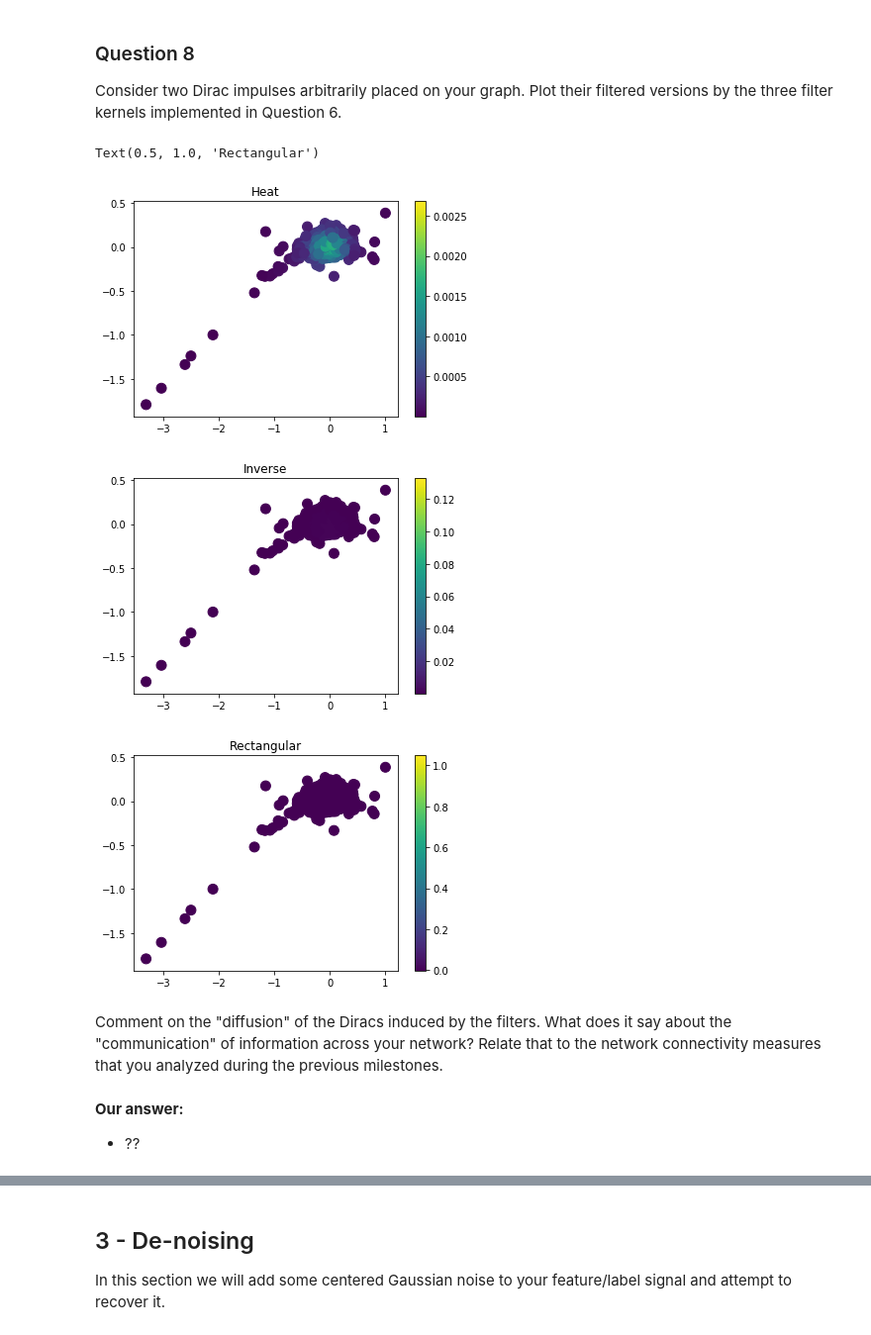
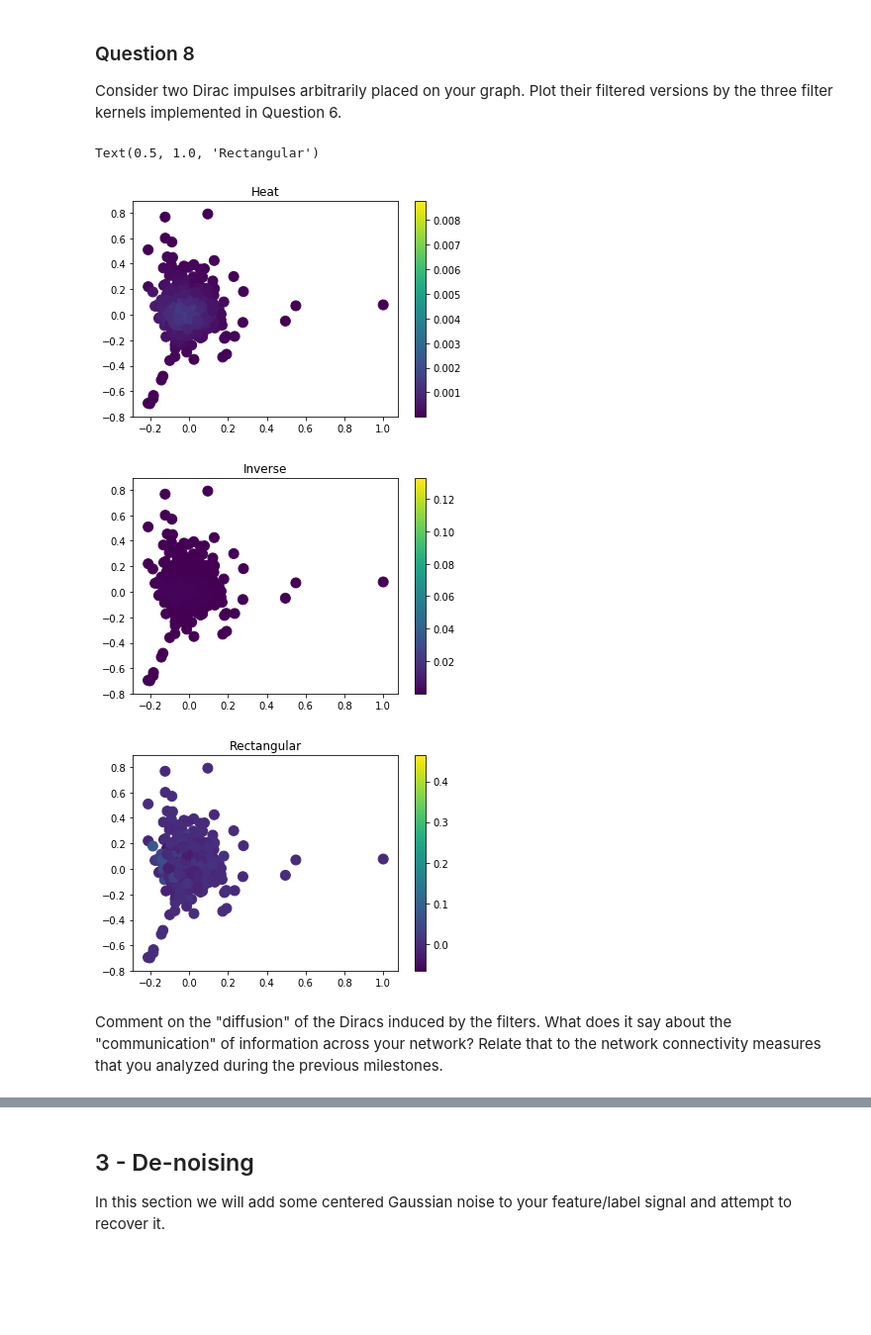
Before and after one commit to senakicir/ntds_project, a Jupyter notebook: 4_graph_signal_processing.ipynb, the cells around one changed output, grey strips where cells are left out. Shown at 99% size. Cells and saved outputs as stored; diff of their text form; code cells hidden in the pictures; blank space fills up the shorter version.

```diff
--- a/4_graph_signal_processing.ipynb
+++ b/4_graph_signal_processing.ipynb
@@ -86,7 +86,8 @@ Import those objects in the cell below (or recompute the Laplacian and Gradient
 
 _Note_: If your features/labels are not floating-point numbers, please convert them. For example, if your data has labels "cat" and "dog" for nodes that represent cats or dogs, respectively, you may assign the number `1.0` for the label "cat" and the number `-1.0` for the label "dog".
 # %%
-adjacency =  np.load('feat_mfcc_chroma.npy')# the adjacency matrix
+#adjacency =  np.load('feat_mfcc_chroma.npy')# the adjacency matrix
+adjacency =  np.load('features_onlyMFCCCorrelation.npy')# the adjacency matrix
 n_nodes = adjacency.shape[0]
 n_edges =  np.count_nonzero(adjacency)//2# the number of edges in the network
 
@@ -312,30 +313,30 @@ Consider two Dirac impulses arbitrarily placed on your graph. Plot their filtere
 # %%
 # Your code here.
 #Arbitrarily placed 2 dirac impulses
+t_heat = 5
+t_inv = 7
+l_min = 0.3
+l_max = 1
 diracs = np.zeros([n_nodes,])
 dirac_pos = [20, 1000]
 diracs[dirac_pos] = 1
 
 #filtered signal results
 filtered_s_heat = graph_filter(diracs, heat_kernel, t=t_heat)
-filtered_s_inv = graph_filter(diracs, inverse_kernel, t=t_heat)
+filtered_s_inv = graph_filter(diracs, inverse_kernel, t=t_inv)
 filtered_s_rect = graph_filter(diracs, rectangle_kernel, l_min = l_min, l_max = l_max)
 
 #plotting
 graph.plot_signal(filtered_s_heat)
 plt.title("Heat")
 graph.plot_signal(filtered_s_inv)
 plt.title("Inverse")
 graph.plot_signal(filtered_s_rect)
 plt.title("Rectangular")
 # %% [output]
 Text(0.5, 1.0, 'Rectangular')
-[figure, old version]
+[figure, new version]
-[figure, old version]
+[figure, new version]
-[figure, old version]
+[figure, new version]
 # %% [markdown]
 Comment on the "diffusion" of the Diracs induced by the filters. What does it say about the "communication" of information across your network? Relate that to the network connectivity measures that you analyzed during the previous milestones.
-# %% [markdown]
-**Our answer:**
-
-* ??
```
Also changed, not shown: parts of 18 cells of this notebook, 1 other file.
